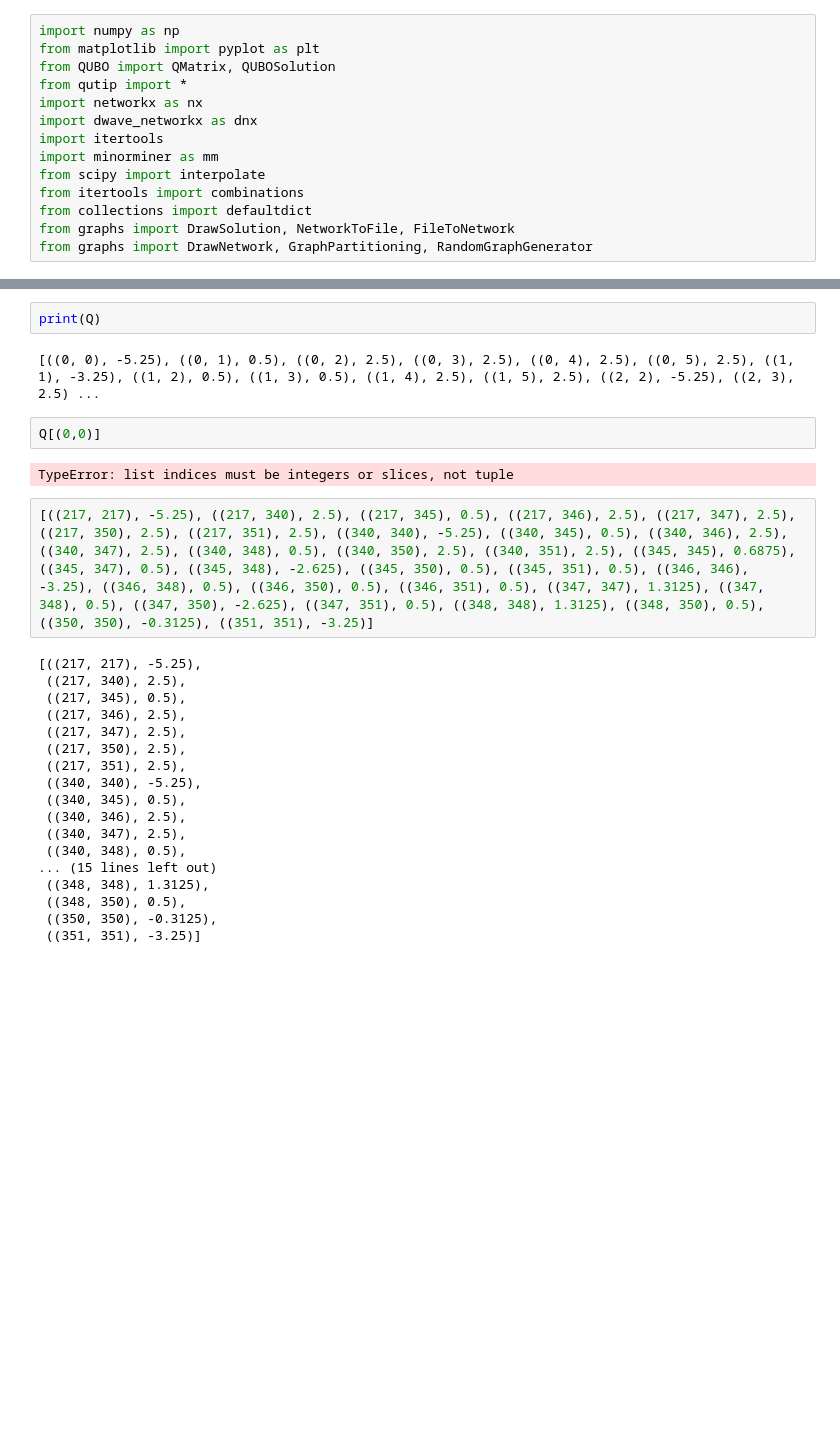
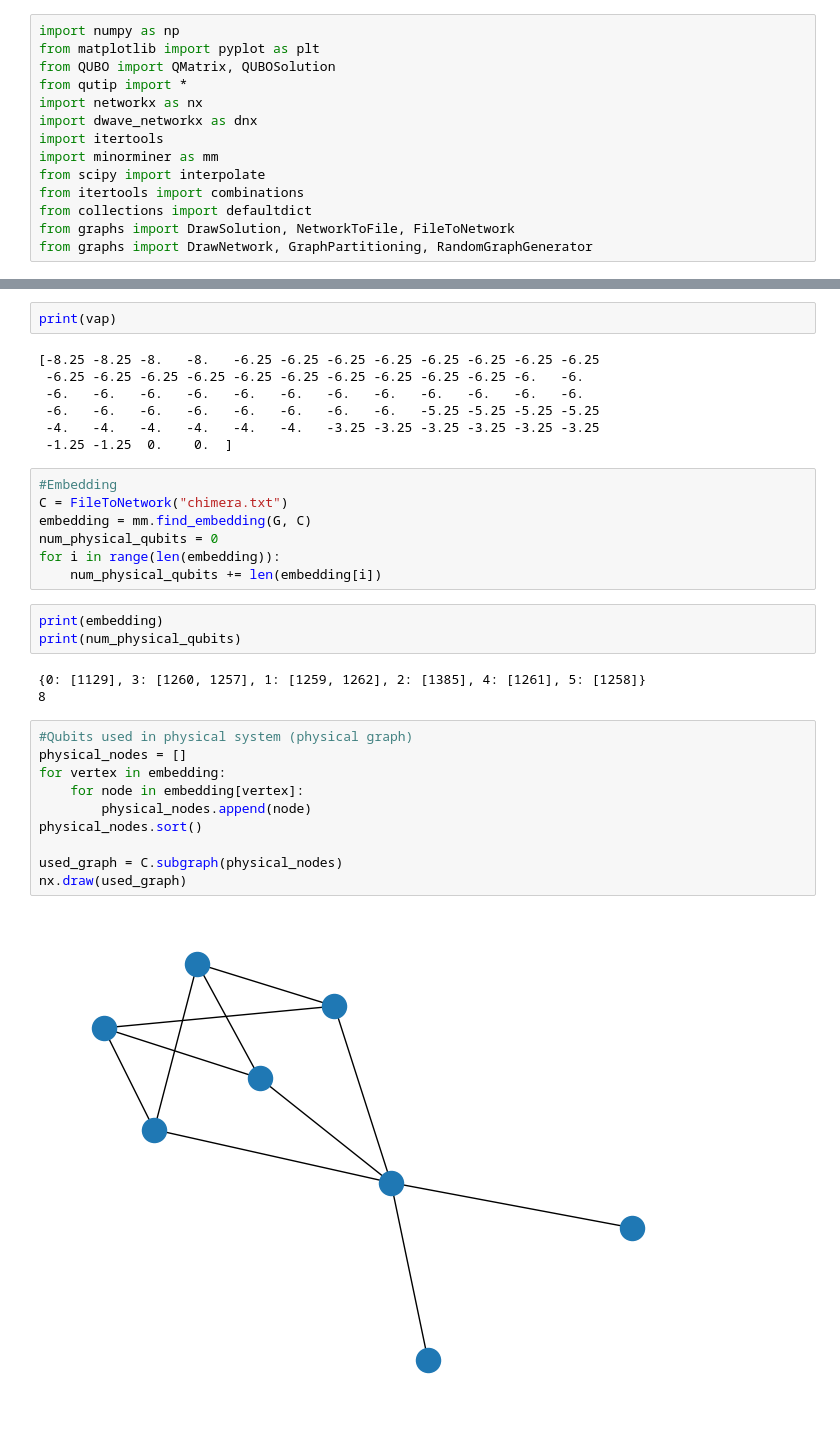
Before and after one commit to AndreaPeMa0/Graph-Partitioning-QA, a Jupyter notebook: Scripts/Simulation/Untitled.ipynb, the cells around one changed output, grey strips where cells are left out. Saved outputs shown, nothing was run; the diff lists cells and outputs as text; blank space fills up the shorter version.

```diff
--- a/Scripts/Simulation/Untitled.ipynb
+++ b/Scripts/Simulation/Untitled.ipynb
@@ -65,28 +97,34 @@ Q = sorted(Q.items())
 # %%
-print(Q)
+print(vap)
 # %% [output]
-[((0, 0), -5.25), ((0, 1), 0.5), ((0, 2), 2.5), ((0, 3), 2.5), ((0, 4), 2.5), ((0, 5), 2.5), ((1, 1), -3.25), ((1, 2), 0.5), ((1, 3), 0.5), ((1, 4), 2.5), ((1, 5), 2.5), ((2, 2), -5.25), ((2, 3), 2.5) ...
+[-8.25 -8.25 -8.   -8.   -6.25 -6.25 -6.25 -6.25 -6.25 -6.25 -6.25 -6.25
+ -6.25 -6.25 -6.25 -6.25 -6.25 -6.25 -6.25 -6.25 -6.25 -6.25 -6.   -6.
+ -6.   -6.   -6.   -6.   -6.   -6.   -6.   -6.   -6.   -6.   -6.   -6.
+ -6.   -6.   -6.   -6.   -6.   -6.   -6.   -6.   -5.25 -5.25 -5.25 -5.25
+ -4.   -4.   -4.   -4.   -4.   -4.   -3.25 -3.25 -3.25 -3.25 -3.25 -3.25
+ -1.25 -1.25  0.    0.  ]
-# %%
-Q[(0,0)]
-# %% [output]
-TypeError: list indices must be integers or slices, not tuple
-# %%
-[((217, 217), -5.25), ((217, 340), 2.5), ((217, 345), 0.5), ((217, 346), 2.5), ((217, 347), 2.5), ((217, 350), 2.5), ((217, 351), 2.5), ((340, 340), -5.25), ((340, 345), 0.5), ((340, 346), 2.5), ((340, 347), 2.5), ((340, 348), 0.5), ((340, 350), 2.5), ((340, 351), 2.5), ((345, 345), 0.6875), ((345, 347), 0.5), ((345, 348), -2.625), ((345, 350), 0.5), ((345, 351), 0.5), ((346, 346), -3.25), ((346, 348), 0.5), ((346, 350), 0.5), ((346, 351), 0.5), ((347, 347), 1.3125), ((347, 348), 0.5), ((347, 350), -2.625), ((347, 351), 0.5), ((348, 348), 1.3125), ((348, 350), 0.5), ((350, 350), -0.3125), ((351, 351), -3.25)]
-# %% [output]
-[((217, 217), -5.25),
- ((217, 340), 2.5),
- ((217, 345), 0.5),
- ((217, 346), 2.5),
- ((217, 347), 2.5),
- ((217, 350), 2.5),
- ((217, 351), 2.5),
- ((340, 340), -5.25),
- ((340, 345), 0.5),
- ((340, 346), 2.5),
- ((340, 347), 2.5),
- ((340, 348), 0.5),
-... (15 lines left out)
- ((348, 348), 1.3125),
- ((348, 350), 0.5),
- ((350, 350), -0.3125),
- ((351, 351), -3.25)]
+# %%
+#Embedding
+C = FileToNetwork("chimera.txt")
+embedding = mm.find_embedding(G, C)
+num_physical_qubits = 0
+for i in range(len(embedding)):
+    num_physical_qubits += len(embedding[i])
+# %%
+print(embedding)
+print(num_physical_qubits)
+# %% [output]
+{0: [1129], 3: [1260, 1257], 1: [1259, 1262], 2: [1385], 4: [1261], 5: [1258]}
+8
+# %%
+#Qubits used in physical system (physical graph)
+physical_nodes = []
+for vertex in embedding:
+    for node in embedding[vertex]:
+        physical_nodes.append(node)
+physical_nodes.sort()
+
+used_graph = C.subgraph(physical_nodes)
+nx.draw(used_graph)
+# %% [output]
+[figure, added]
```
Also changed, not shown: parts of 22 cells of this notebook, 21 other files.
